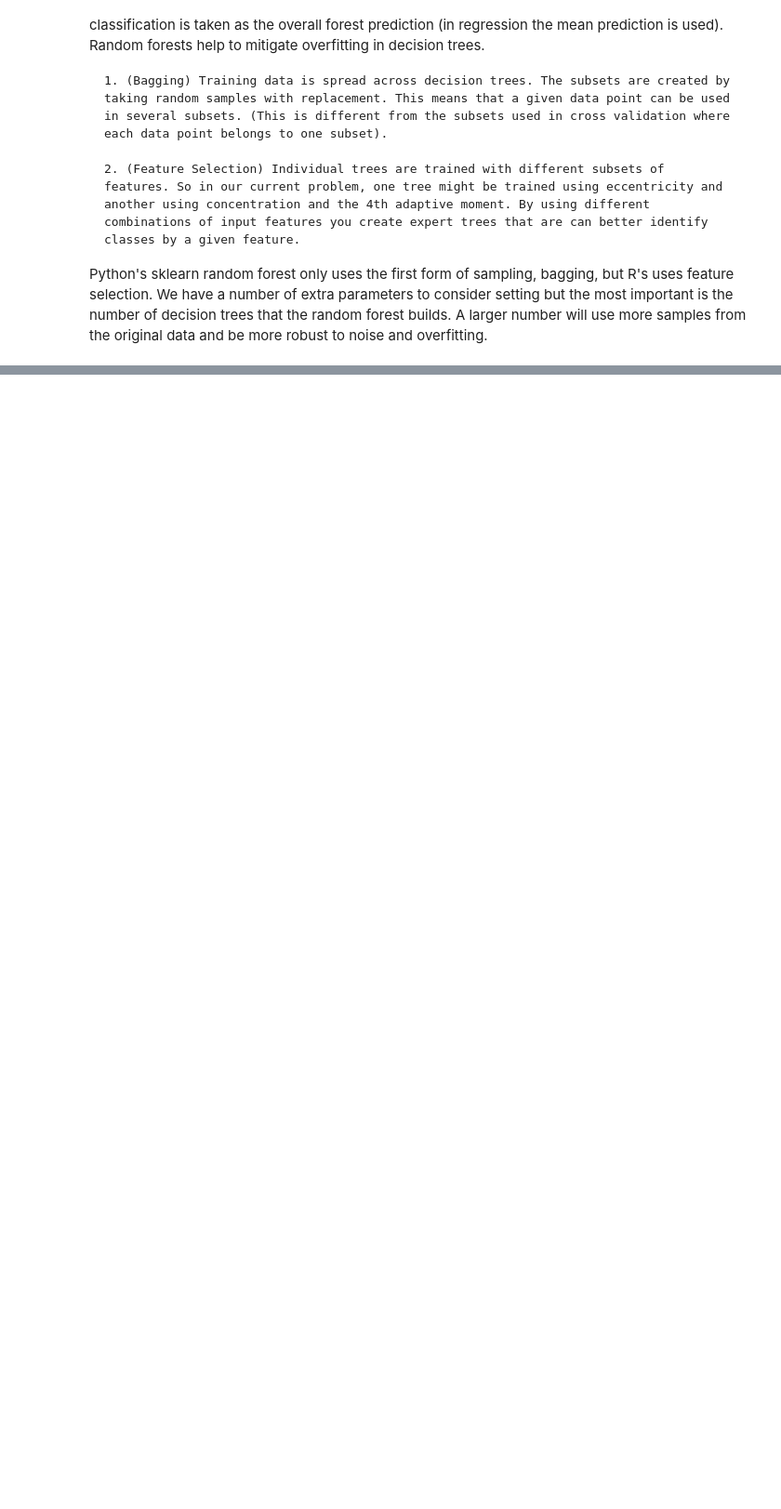
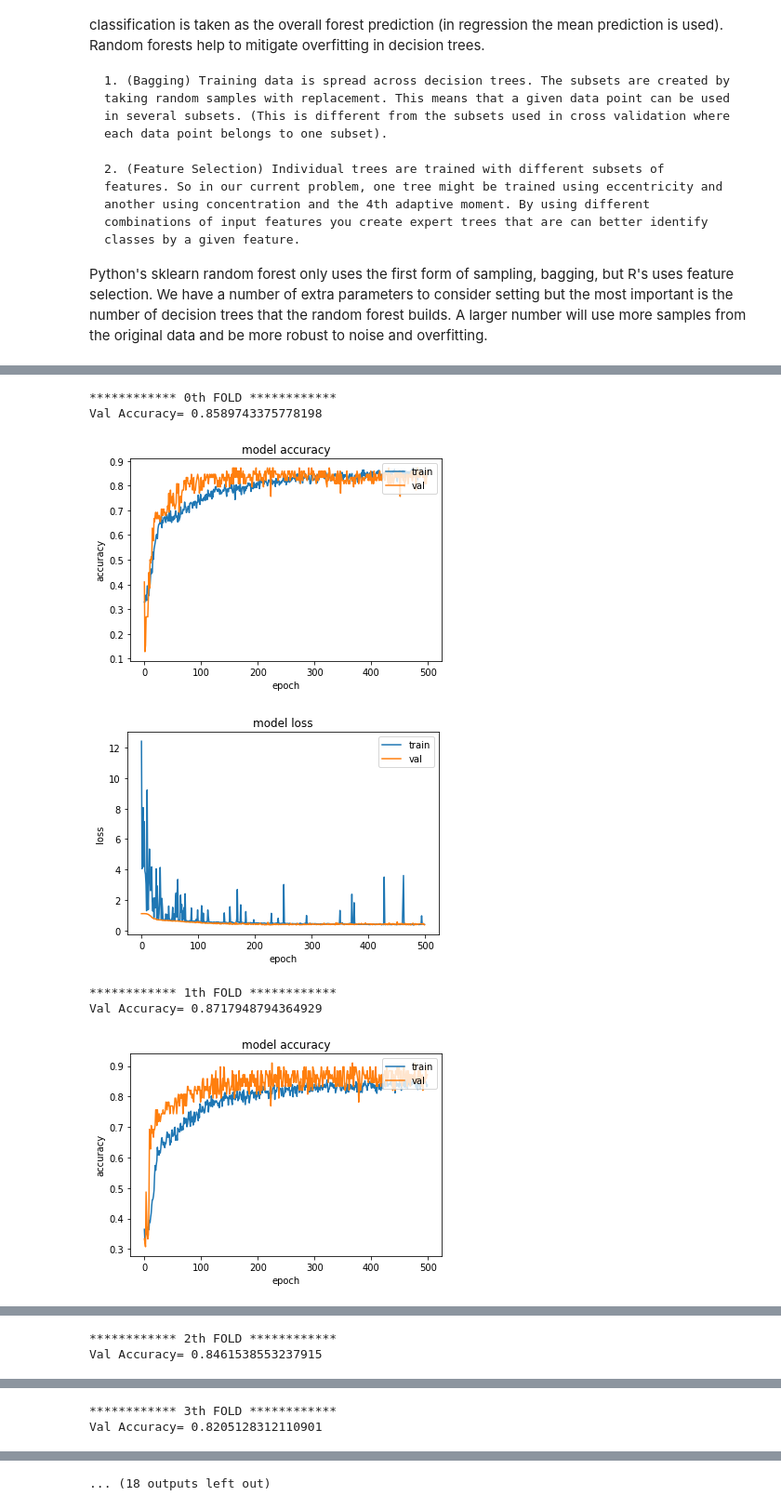
Before and after one commit to sidchaini/Data-Driven-Astronomy, a Jupyter notebook: Data Driven Astronomy.ipynb, the cells around one changed output, grey strips where cells are left out. Shown at 93% size. Drawn from its saved outputs; the diff is of its cells as text; code cells hidden in the pictures; blank space fills up the shorter version.

```diff
--- a/Data Driven Astronomy.ipynb
+++ b/Data Driven Astronomy.ipynb
@@ -2049,0 +2058,6 @@ Confusion matrix, without normalization
+# %%
+kf = KFold(n_splits=10, shuffle = True)
+# %%
+codes, uniques = pd.factorize(y)
+# %%
+y = keras.utils.to_categorical(codes)
@@ -2049,0 +2082,36 @@ Confusion matrix, without normalization
+# %%
+def make_model():
+    model = keras.Sequential()
+    model.add(keras.Input(shape=(13,)))
+    model.add(Dense(256, activation='relu'))
+    model.add(Dropout(0.5))
+    model.add(Dense(128, activation='relu'))
+    model.add(Dropout(0.5))
+    model.add(Dense(64, activation='relu'))
+    model.add(Dropout(0.5))
+    model.add(Dense(32, activation='relu'))
+    model.add(Dense(3, activation='softmax'))
+    model.compile(loss='categorical_crossentropy', optimizer='adam', metrics=['accuracy'])
+    return model
+# %%
+histories = []
+sum_acc=0
+for i,(train_index, test_index) in enumerate(kf.split(X)):
+    print(f"************ {i+1}th FOLD ************")
+    X_train, X_test = X[train_index], X[test_index]
+    y_train, y_test = y[train_index], y[test_index]
+    model = make_model()
+    history = model.fit(X_train, y_train, epochs=500, validation_data=(X_test,y_test), shuffle=True, verbose=0)
+    valacc = history.history["val_accuracy"][-1]
+    sum_acc = sum_acc + valacc
+    print(f"Val Accuracy= {valacc}")
+    histories.append(history)
+    plot_model_change(history)
+# %% [output]
+************ 0th FOLD ************
+Val Accuracy= 0.8589743375778198
+[figure, added]
+[figure, added]
+************ 1th FOLD ************
+Val Accuracy= 0.8717948794364929
+[figure, added]
@@ -2049,0 +2119,2 @@ Confusion matrix, without normalization
+************ 2th FOLD ************
+Val Accuracy= 0.8461538553237915
@@ -2049,0 +2123,2 @@ Confusion matrix, without normalization
+************ 3th FOLD ************
+Val Accuracy= 0.8205128312110901
@@ -2049,0 +2127 @@ Confusion matrix, without normalization
+... (18 outputs left out)
```
Also changed, not shown: parts of 10 cells of this notebook.
